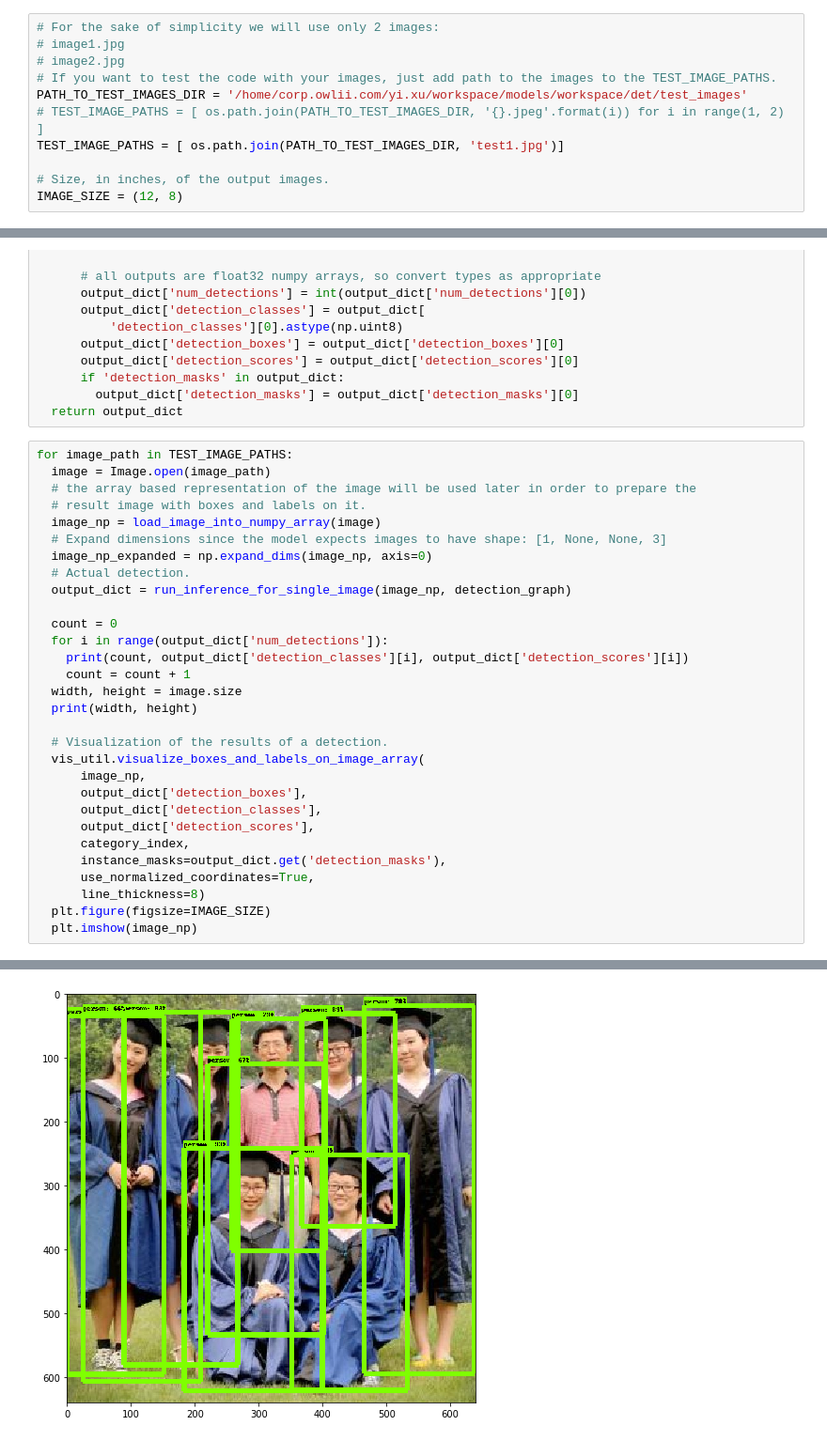
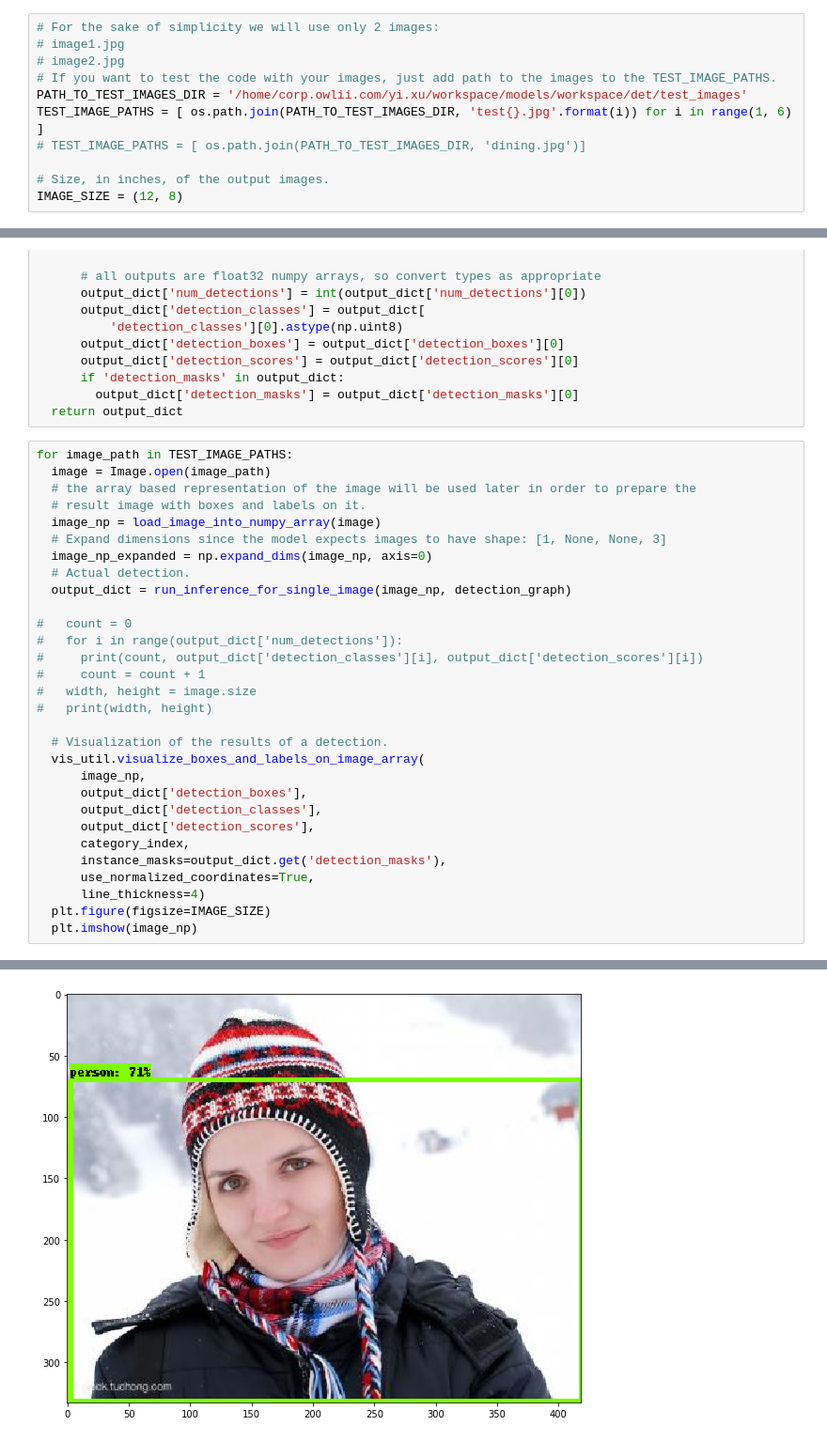
Before and after one commit to zhaopy10/models, a Jupyter notebook: research/object_detection/object_detection_tutorial.ipynb, the cells around one changed output, grey strips where cells are left out. Shown at 94% size. Cells and saved outputs as stored; diff of their text form.

```diff
--- a/research/object_detection/object_detection_tutorial.ipynb
+++ b/research/object_detection/object_detection_tutorial.ipynb
@@ -105,8 +108,8 @@ def load_image_into_numpy_array(image):
 # image2.jpg
 # If you want to test the code with your images, just add path to the images to the TEST_IMAGE_PATHS.
 PATH_TO_TEST_IMAGES_DIR = '/home/corp.owlii.com/yi.xu/workspace/models/workspace/det/test_images'
-# TEST_IMAGE_PATHS = [ os.path.join(PATH_TO_TEST_IMAGES_DIR, '{}.jpeg'.format(i)) for i in range(1, 2) ]
-TEST_IMAGE_PATHS = [ os.path.join(PATH_TO_TEST_IMAGES_DIR, 'test1.jpg')]
+TEST_IMAGE_PATHS = [ os.path.join(PATH_TO_TEST_IMAGES_DIR, 'test{}.jpg'.format(i)) for i in range(1, 6) ]
+# TEST_IMAGE_PATHS = [ os.path.join(PATH_TO_TEST_IMAGES_DIR, 'dining.jpg')]
 
 # Size, in inches, of the output images.
 IMAGE_SIZE = (12, 8)
@@ -167,12 +170,12 @@ for image_path in TEST_IMAGE_PATHS:
   # Actual detection.
   output_dict = run_inference_for_single_image(image_np, detection_graph)
 
-  count = 0
-  for i in range(output_dict['num_detections']):
-    print(count, output_dict['detection_classes'][i], output_dict['detection_scores'][i])
-    count = count + 1
-  width, height = image.size
-  print(width, height)
+#   count = 0
+#   for i in range(output_dict['num_detections']):
+#     print(count, output_dict['detection_classes'][i], output_dict['detection_scores'][i])
+#     count = count + 1
+#   width, height = image.size
+#   print(width, height)
 
   # Visualization of the results of a detection.
   vis_util.visualize_boxes_and_labels_on_image_array(
@@ -183,7 +186,7 @@ for image_path in TEST_IMAGE_PATHS:
       category_index,
       instance_masks=output_dict.get('detection_masks'),
       use_normalized_coordinates=True,
-      line_thickness=8)
+      line_thickness=4)
   plt.figure(figsize=IMAGE_SIZE)
   plt.imshow(image_np)
 # %% [output]
@@ -207 +193 @@ for image_path in TEST_IMAGE_PATHS:
-[figure, old version]
+[figure, new version]
```
Also changed, not shown: parts of 2 cells of this notebook, 55 other files.
